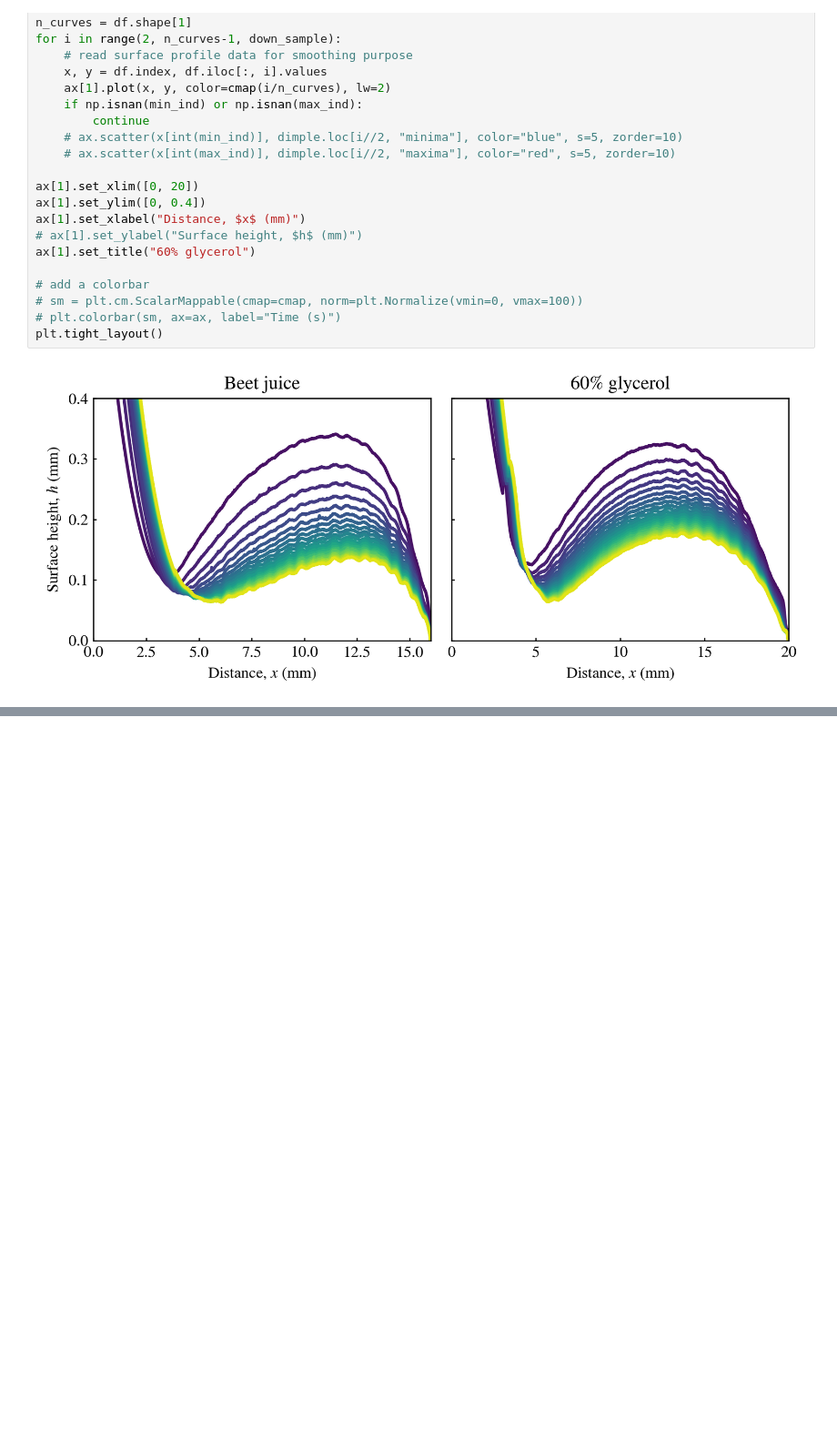
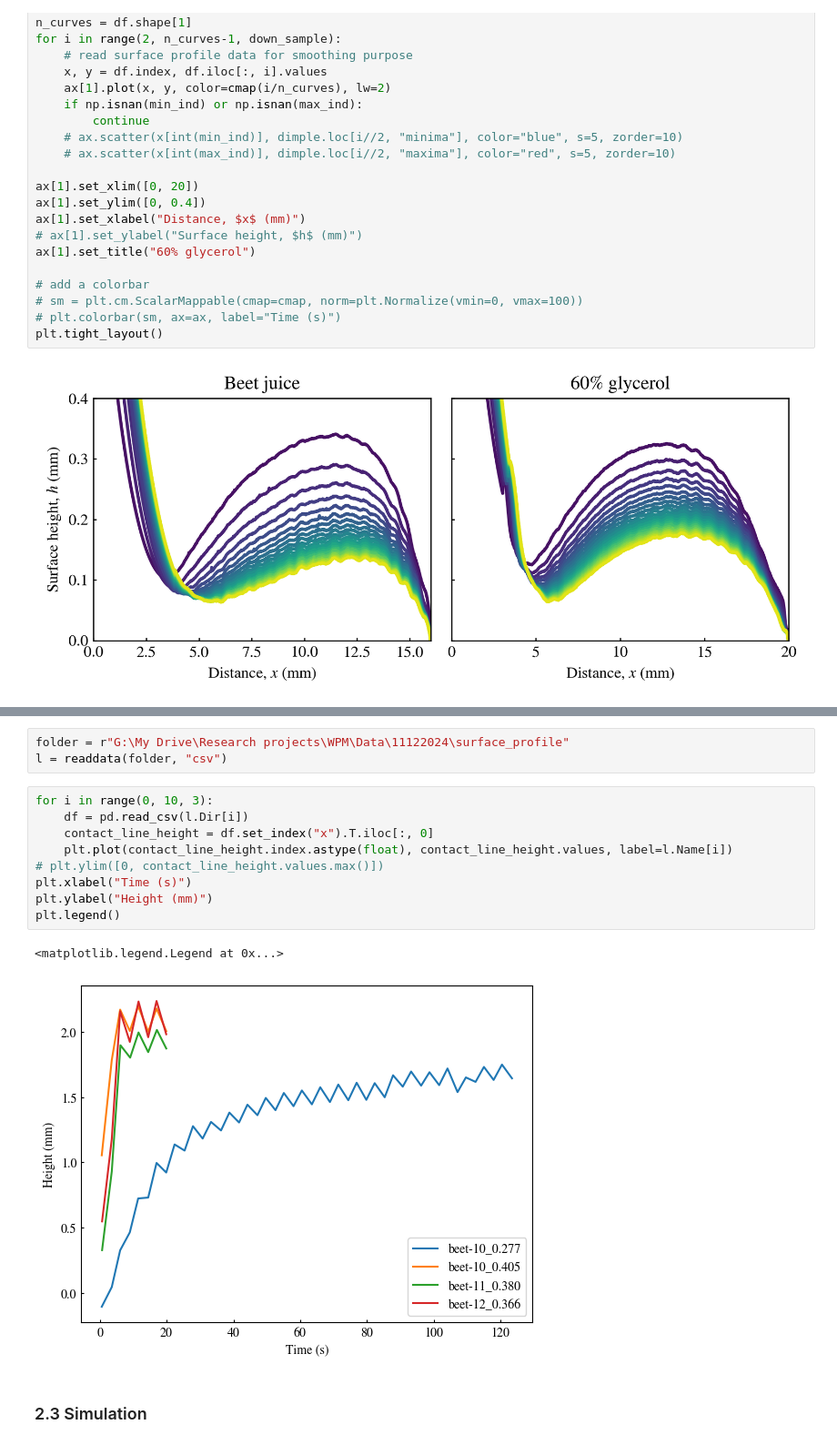
Before and after one commit to ZLoverty/WPM, a Jupyter notebook: Code/Response_to_reviewers.ipynb, the cells around one changed output, grey strips where cells are left out. Shown at 91% size. Cells and saved outputs as stored; diff of their text form; blank space fills up the shorter version.

```diff
--- a/Code/Response_to_reviewers.ipynb
+++ b/Code/Response_to_reviewers.ipynb
@@ -77,0 +112,17 @@ plt.tight_layout()
+# %%
+folder = r"G:\My Drive\Research projects\WPM\Data\11122024\surface_profile"
+l = readdata(folder, "csv")
+# %%
+for i in range(0, 10, 3):
+    df = pd.read_csv(l.Dir[i])
+    contact_line_height = df.set_index("x").T.iloc[:, 0]
+    plt.plot(contact_line_height.index.astype(float), contact_line_height.values, label=l.Name[i])
+# plt.ylim([0, contact_line_height.values.max()])
+plt.xlabel("Time (s)")
+plt.ylabel("Height (mm)")
+plt.legend()
+# %% [output]
+<matplotlib.legend.Legend at 0x...>
+[figure, added]
+# %% [markdown]
+### 2.3 Simulation
```
Also changed, not shown: parts of 20 cells of this notebook.
